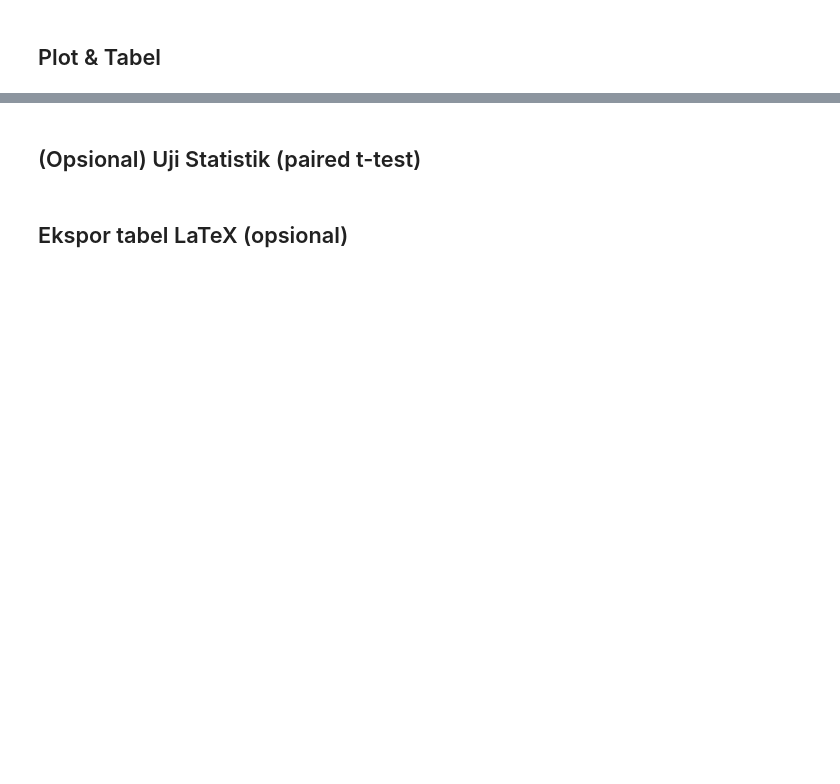
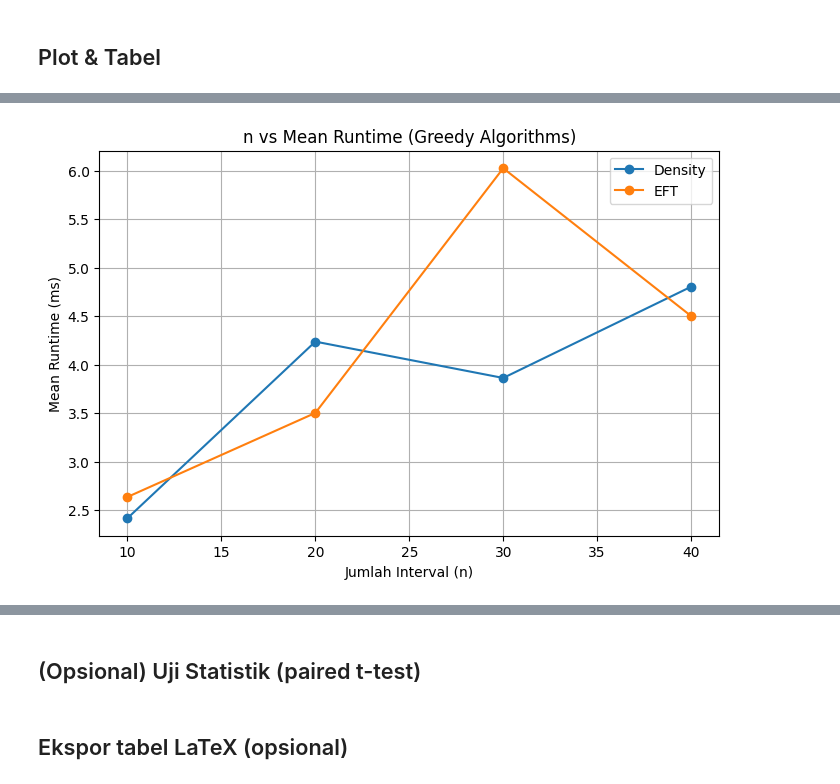
Before and after one commit to rrrambatsigma/DAA_Kelompok4_KelasA_IntSched, a Jupyter notebook: notebook/02 Bentuk Jupyter file dengan break .ipynb, the cells around one changed output, grey strips where cells are left out. Cells and saved outputs as stored; diff of their text form; code cells hidden in the pictures; blank space fills up the shorter version.

Commit message:
Menambahkan bagian Plot dan memperbaiki fungsi untuk Algoritma

```diff
--- a/notebook/02 Bentuk Jupyter file dengan break .ipynb
+++ b/notebook/02 Bentuk Jupyter file dengan break .ipynb
@@ -330,7 +388,9 @@ import time
 # 1. LOAD & PREPROCESS DATA
 # =========================================================
 
-df = pd.read_csv("E:\DAA_Kelompok4_KelasA\data\normalized_fix_2.csv")
+df = pd.read_csv(
+    r"E:\DAA_Kelompok4_KelasA\data\normalized_fix_2.csv"
+)
 df["profit_density"] = df["profit_density"].fillna(0)
 
 day_map = {
@@ -675,0 +797,15 @@ ProfitDensity     11.690480        9.670156
+# %%
+# =========================================================
+# TABEL: n vs Mean Runtime (Greedy)
+# =========================================================
+
+mean_runtime_table = (
+    results_df
+    .groupby(['n', 'algorithm'])['runtime_ms']
+    .mean()
+    .reset_index()
+    .rename(columns={'runtime_ms': 'mean_runtime_ms'})
+)
+
+print("\n===== TABEL n vs MEAN RUNTIME =====")
+print(mean_runtime_table)
@@ -675,0 +823,30 @@ ProfitDensity     11.690480        9.670156
+# %%
+import matplotlib.pyplot as plt
+
+# =========================================================
+# LINE CHART: n vs Mean Runtime (Greedy)
+# =========================================================
+
+plt.figure(figsize=(8, 5))
+
+for algo in mean_runtime_table['algorithm'].unique():
+    subset = mean_runtime_table[
+        mean_runtime_table['algorithm'] == algo
+    ]
+
+    plt.plot(
+        subset['n'],
+        subset['mean_runtime_ms'],
+        marker='o',
+        label=algo
+    )
+
+plt.xlabel('Jumlah Interval (n)')
+plt.ylabel('Mean Runtime (ms)')
+plt.title('n vs Mean Runtime (Greedy Algorithms)')
+plt.legend()
+plt.grid(True)
+
+plt.show()
+# %% [output]
+[figure, added]
```
Also changed, not shown: parts of 42 cells of this notebook.
